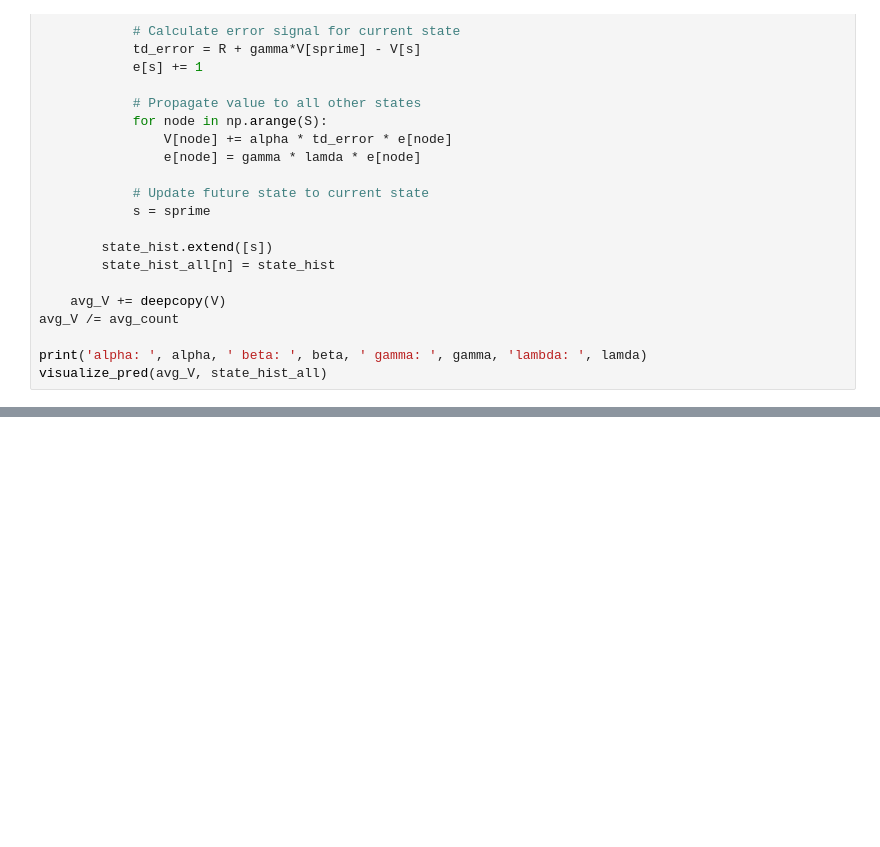
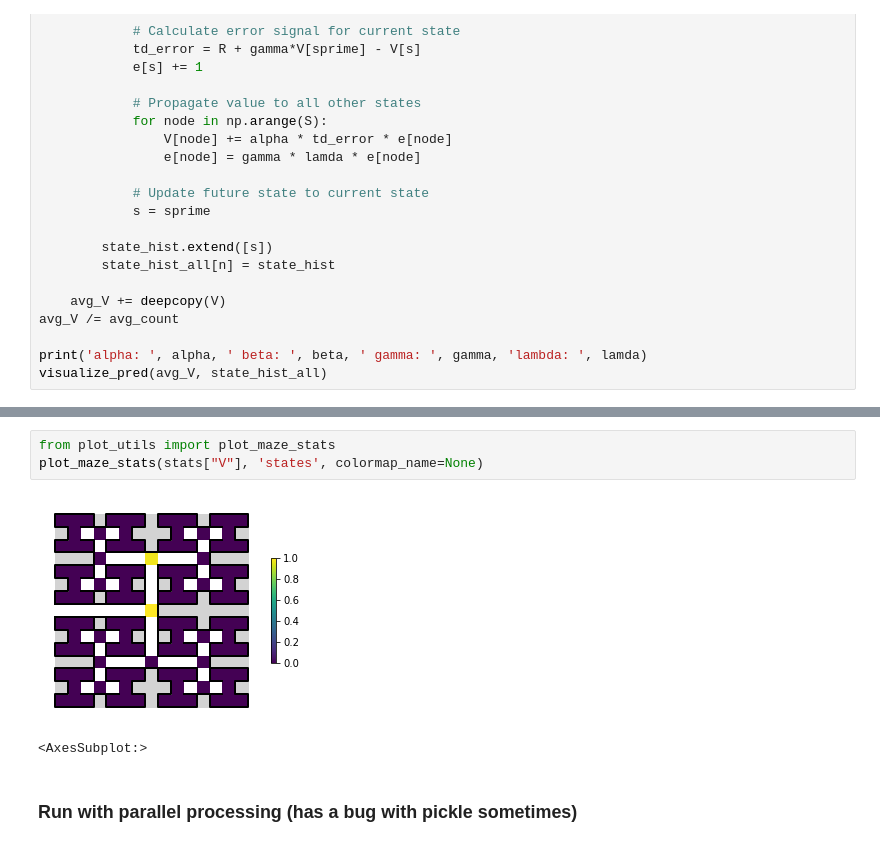
Before and after one commit to umeshksingla/MouseMazeHierRL, a Jupyter notebook: RL_model_and_analysis.ipynb, the cells around one changed output, grey strips where cells are left out. Drawn from its saved outputs; the diff is of its cells as text; blank space fills up the shorter version.

```diff
--- a/RL_model_and_analysis.ipynb
+++ b/RL_model_and_analysis.ipynb
@@ -480,0 +350,8 @@ visualize_pred(avg_V, state_hist_all)
+# %%
+from plot_utils import plot_maze_stats
+plot_maze_stats(stats["V"], 'states', colormap_name=None)
+# %% [output]
+[figure, added]
+<AxesSubplot:>
+# %% [markdown]
+### Run with parallel processing (has a bug with pickle sometimes)
```
Also changed, not shown: parts of 17 cells of this notebook.
